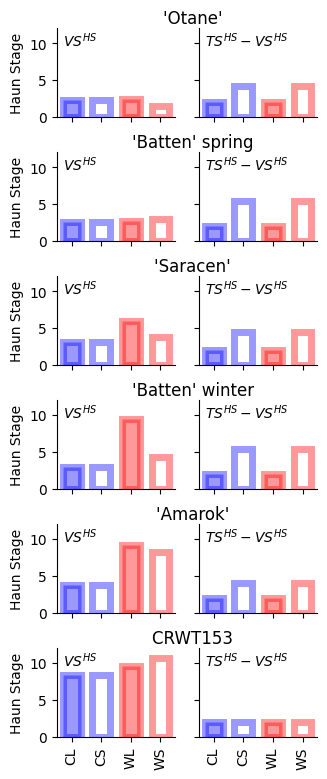
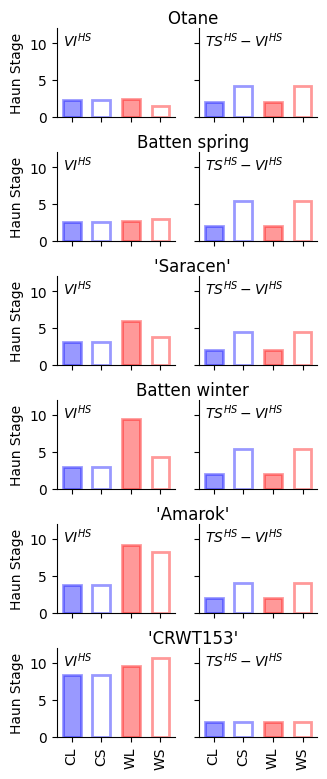
Code edit (unified diff) that turned the first committed figure into the second:
--- before
+++ after
@@ -15,5 +15,5 @@
                 width,# align='edge',
                 edgecolor=['b','b','r','r'], color = ['b','w','r','w'],
-                linewidth=5,alpha=0.4)
+                linewidth=2,alpha=0.4)
         plt.tick_params(labelsize=10)
         plt.ylim(0,12)
@@ -23,8 +23,8 @@
         if Pos % 2 == 0:
             plt.tick_params(axis='y', which='both', left=True,right=False, labelleft=False)
-            plt.text(.05,.8,'$TS^{HS}-VS^{HS}$',transform=Axis.transAxes,fontsize=10)
+            plt.text(.05,.8,'$TS^{HS}-VI^{HS}$',transform=Axis.transAxes,fontsize=10)
         else:
             plt.ylabel('Haun Stage')
-            plt.text(.05,.8,'$VS^{HS}$',transform=Axis.transAxes,fontsize=10)
+            plt.text(.05,.8,'$VI^{HS}$',transform=Axis.transAxes,fontsize=10)
             plt.text(1.06,1.06,"    "+CultName,
                      horizontalalignment='center',transform=Axis.transAxes,fontsize=12)
@@ -40,2 +40,8 @@
 #Fig.savefig('C:\\Users\\cflhxb\\Dropbox\\WheatFlowering\\Fig6.jpg',pad_inches=10,dpi=300)
 Fig.patch.set_facecolor('white')
+Fig.savefig(
+    r"C:\Users\Cflhxb\Desktop\CAMP Paper\figure_5.tif",
+    format="tiff",
+    dpi=300,
+    bbox_inches="tight"
+)

Commit: updating figures for paper submissiong